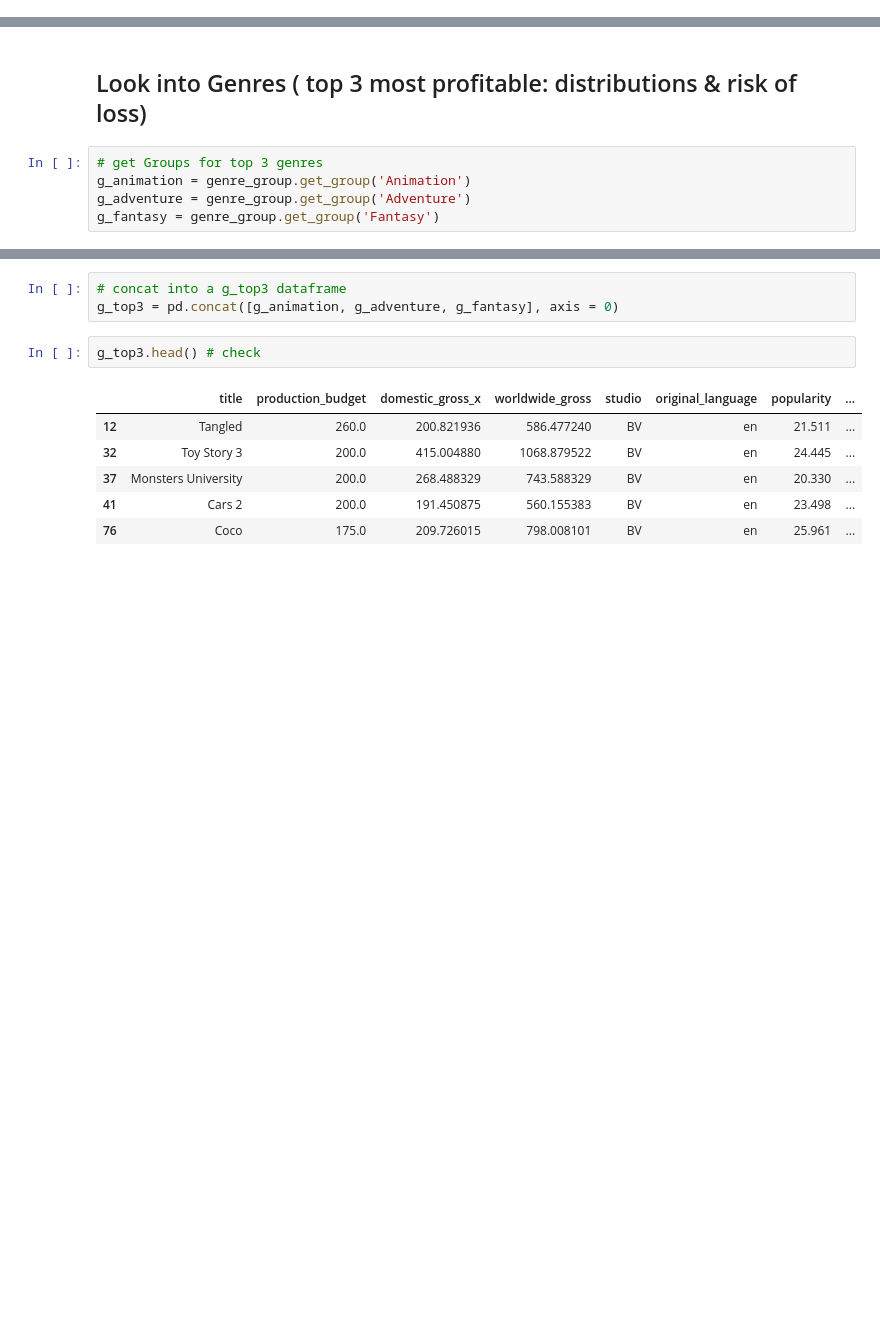
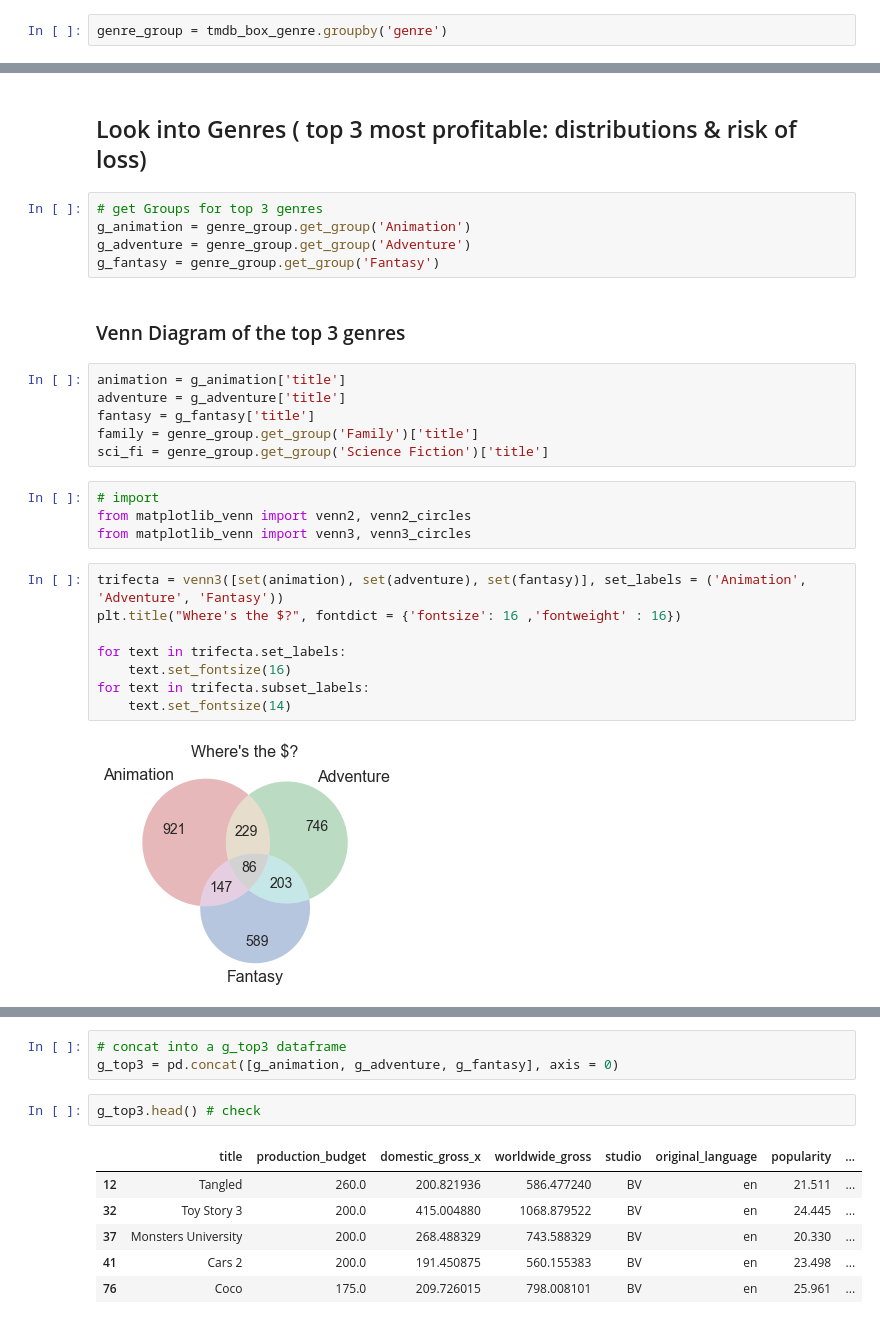
Before and after one commit to nateej1/Movie-Industry-Analysis-Exercise, a Jupyter notebook: Project1_Movie_Industry_Analysis.ipynb, the cells around one changed output, grey strips where cells are left out. Drawn from its saved outputs; the diff is of its cells as text; blank space fills up the shorter version.

```diff
--- a/Project1_Movie_Industry_Analysis.ipynb
+++ b/Project1_Movie_Industry_Analysis.ipynb
@@ -198,4 +199,6 @@ tmdb_box_genre['genre'] = tmdb_box_genre['genre'].map(genre_dict)
 ## Data Analysis & Visualization (by Genre)
 # %%
 cols = ['production_budget', 'domestic_gross_x', 'vote_count', 'vote_average','profit']
+# %%
+genre_group = tmdb_box_genre.groupby('genre')
 # %%
@@ -433,3 +465,25 @@ plt.show()
 g_animation = genre_group.get_group('Animation')
 g_adventure = genre_group.get_group('Adventure')
 g_fantasy = genre_group.get_group('Fantasy')
+# %% [markdown]
+### Venn Diagram of the top 3 genres
+# %%
+animation = g_animation['title']
+adventure = g_adventure['title']
+fantasy = g_fantasy['title']
+family = genre_group.get_group('Family')['title']
+sci_fi = genre_group.get_group('Science Fiction')['title']
+# %%
+# import
+from matplotlib_venn import venn2, venn2_circles
+from matplotlib_venn import venn3, venn3_circles
+# %%
+trifecta = venn3([set(animation), set(adventure), set(fantasy)], set_labels = ('Animation', 'Adventure', 'Fantasy'))
+plt.title("Where's the $?", fontdict = {'fontsize': 16 ,'fontweight' : 16})
+
+for text in trifecta.set_labels:
+    text.set_fontsize(16)
+for text in trifecta.subset_labels:
+    text.set_fontsize(14)
+# %% [output]
+[figure, added]
```
Also changed, not shown: parts of 10 cells of this notebook, 1 other file.
